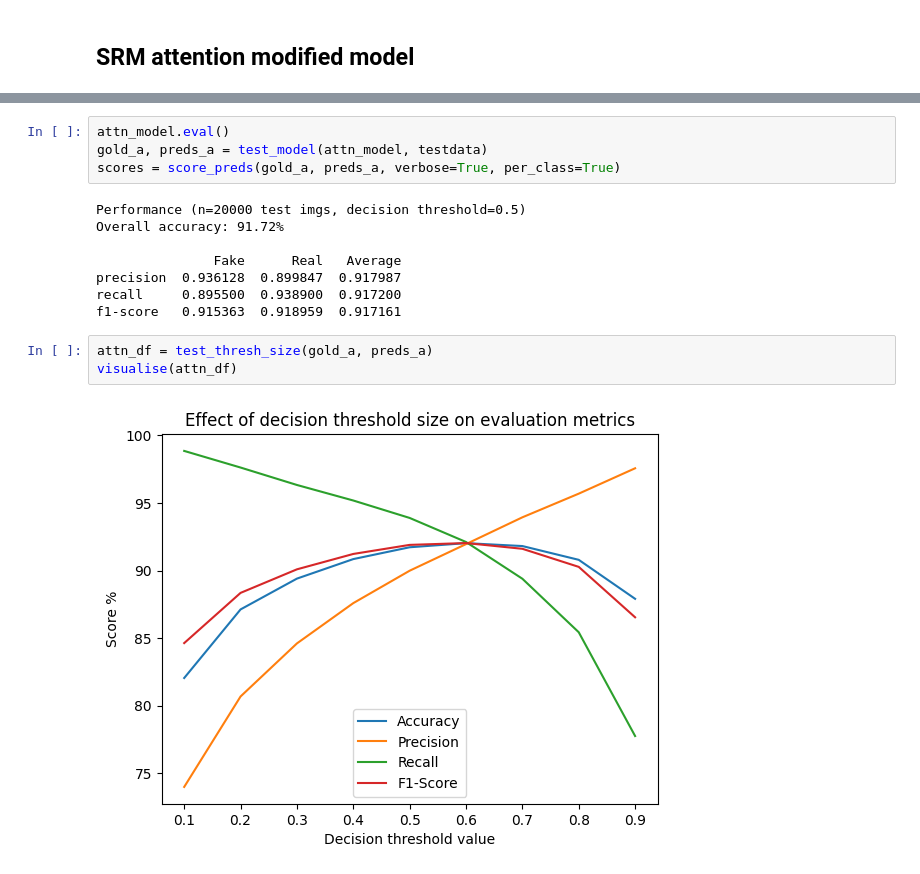
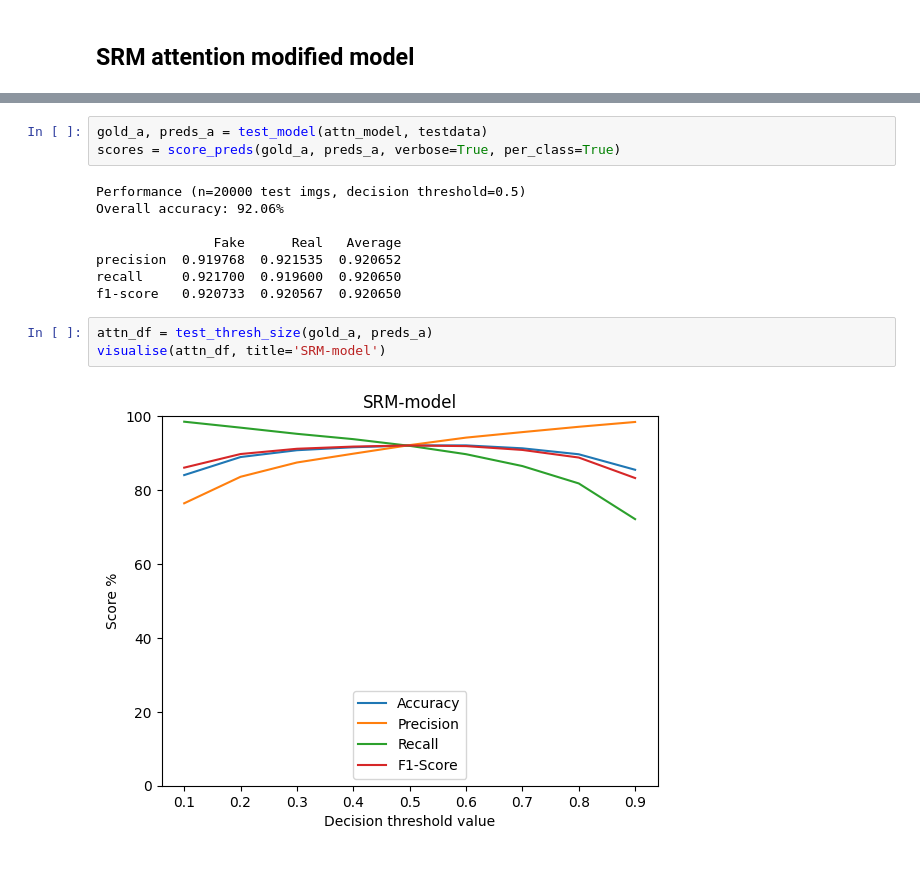
Before and after one commit to jshrdt/aics-project, a Jupyter notebook: code/CIFAKE_classification.ipynb, the cells around one changed output, grey strips where cells are left out. Cells and saved outputs as stored; diff of their text form.

```diff
--- a/code/CIFAKE_classification.ipynb
+++ b/code/CIFAKE_classification.ipynb
@@ -221,18 +154,17 @@ epoch: 9        total loss: 683.7324972786009   avg loss: 0.2187943991291523
 Finished Training
 # %%
-attn_model.eval()
 gold_a, preds_a = test_model(attn_model, testdata)
 scores = score_preds(gold_a, preds_a, verbose=True, per_class=True)
 # %% [output]
 Performance (n=20000 test imgs, decision threshold=0.5)
-Overall accuracy: 91.72%
+Overall accuracy: 92.06%
 
                Fake      Real   Average
-precision  0.936128  0.899847  0.917987
-recall     0.895500  0.938900  0.917200
-f1-score   0.915363  0.918959  0.917161
+precision  0.919768  0.921535  0.920652
+recall     0.921700  0.919600  0.920650
+f1-score   0.920733  0.920567  0.920650
 # %%
 attn_df = test_thresh_size(gold_a, preds_a)
-visualise(attn_df)
+visualise(attn_df, title='SRM-model')
 # %% [output]
-[figure, old version]
+[figure, new version]
```
Also changed, not shown: parts of 37 cells of this notebook, 13 other files.
